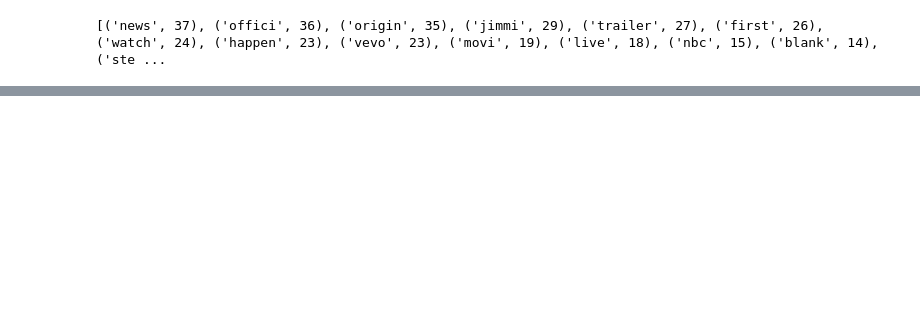
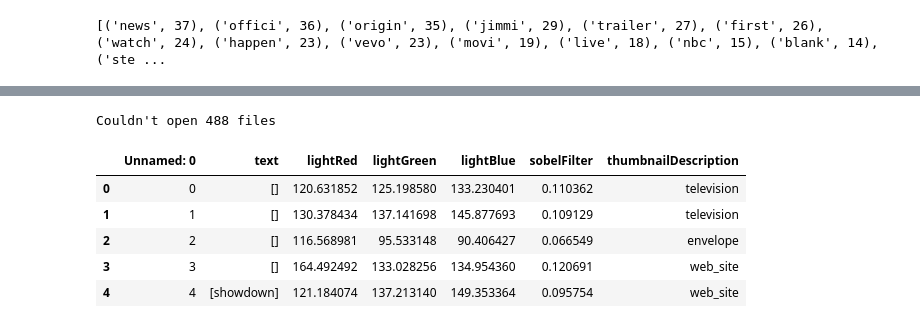
Before and after one commit to Southeaven/PED, a Jupyter notebook: ch1.ipynb, the cells around one changed output, grey strips where cells are left out. Drawn from its saved outputs; the diff is of its cells as text; code cells hidden in the pictures; blank space fills up the shorter version.

```diff
--- a/ch1.ipynb
+++ b/ch1.ipynb
@@ -978,0 +831,33 @@ print(counter.most_common())
+# %%
+results = []
+no_load = 0
+
+for id in tqdm(us_videos.index):
+    try:
+        img = image.load_img("./data/thumbnails/US/" + id +".jpg", target_size=(224, 224))
+        x = image.img_to_array(img)
+        x = np.expand_dims(x, axis=0)
+        x = preprocess_input(x)
+
+        preds = model.predict(x)
+        decoded = decode_predictions(preds, top=1)[0]
+        decoded = [x[1] for x in decoded]
+        results.append(decoded[0])
+    except:
+        no_load = no_load + 1
+        results.append("")
+
+AG_US["thumbnailDescription"] = results
+
+print("Couldn't open {} files".format(no_load))
+# %% [output]
+Couldn't open 488 files
+# %%
+AG_US.head()
+# %% [output]
+|  | Unnamed: 0 | text | lightRed | lightGreen | lightBlue | sobelFilter | thumbnailDescription |
+| 0 | 0 | [] | 120.631852 | 125.198580 | 133.230401 | 0.110362 | television |
+| 1 | 1 | [] | 130.378434 | 137.141698 | 145.877693 | 0.109129 | television |
+| 2 | 2 | [] | 116.568981 | 95.533148 | 90.406427 | 0.066549 | envelope |
+| 3 | 3 | [] | 164.492492 | 133.028256 | 134.954360 | 0.120691 | web_site |
+| 4 | 4 | [showdown] | 121.184074 | 137.213140 | 149.353364 | 0.095754 | web_site |
```
Also changed, not shown: parts of 53 cells of this notebook.
